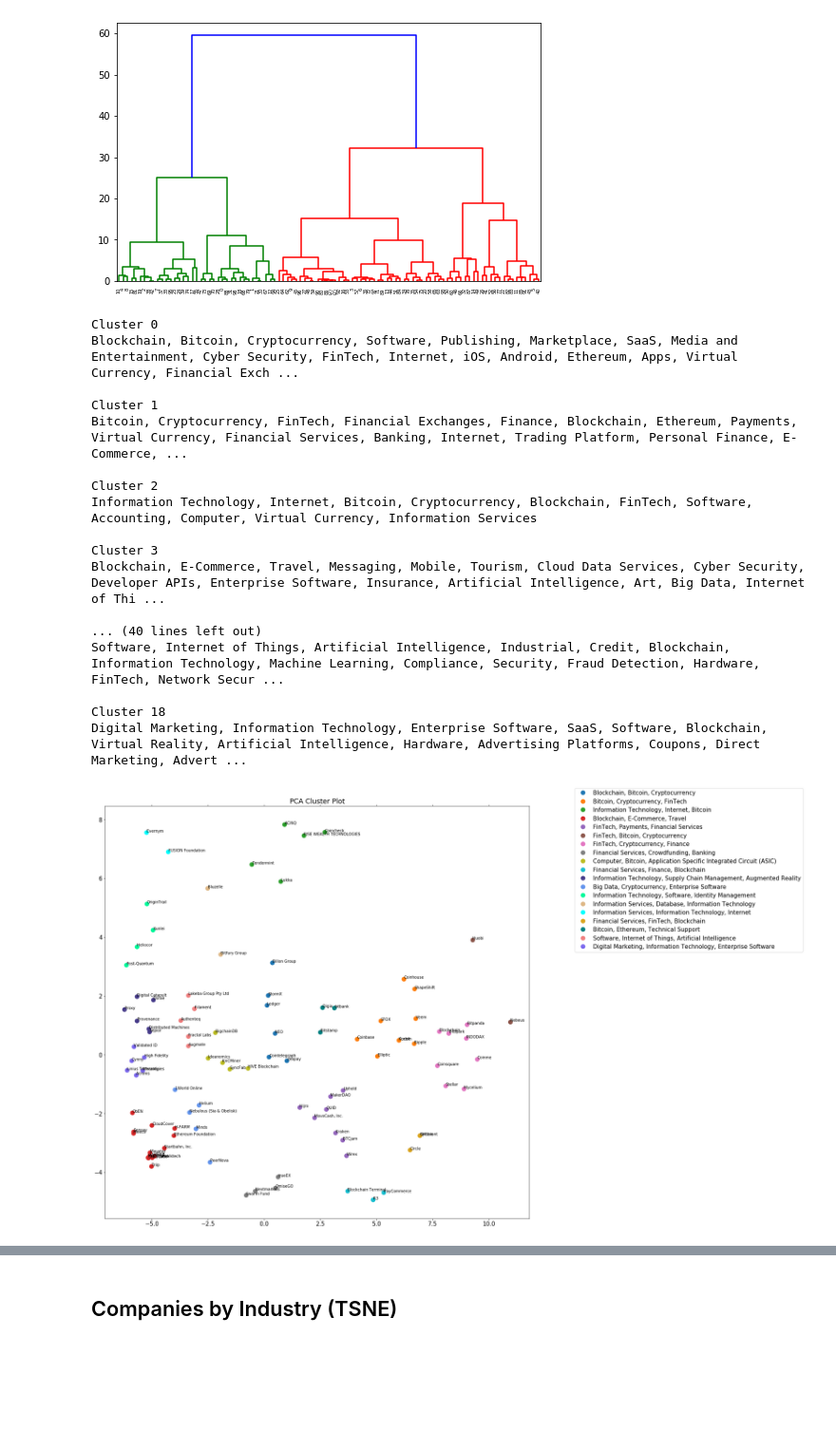
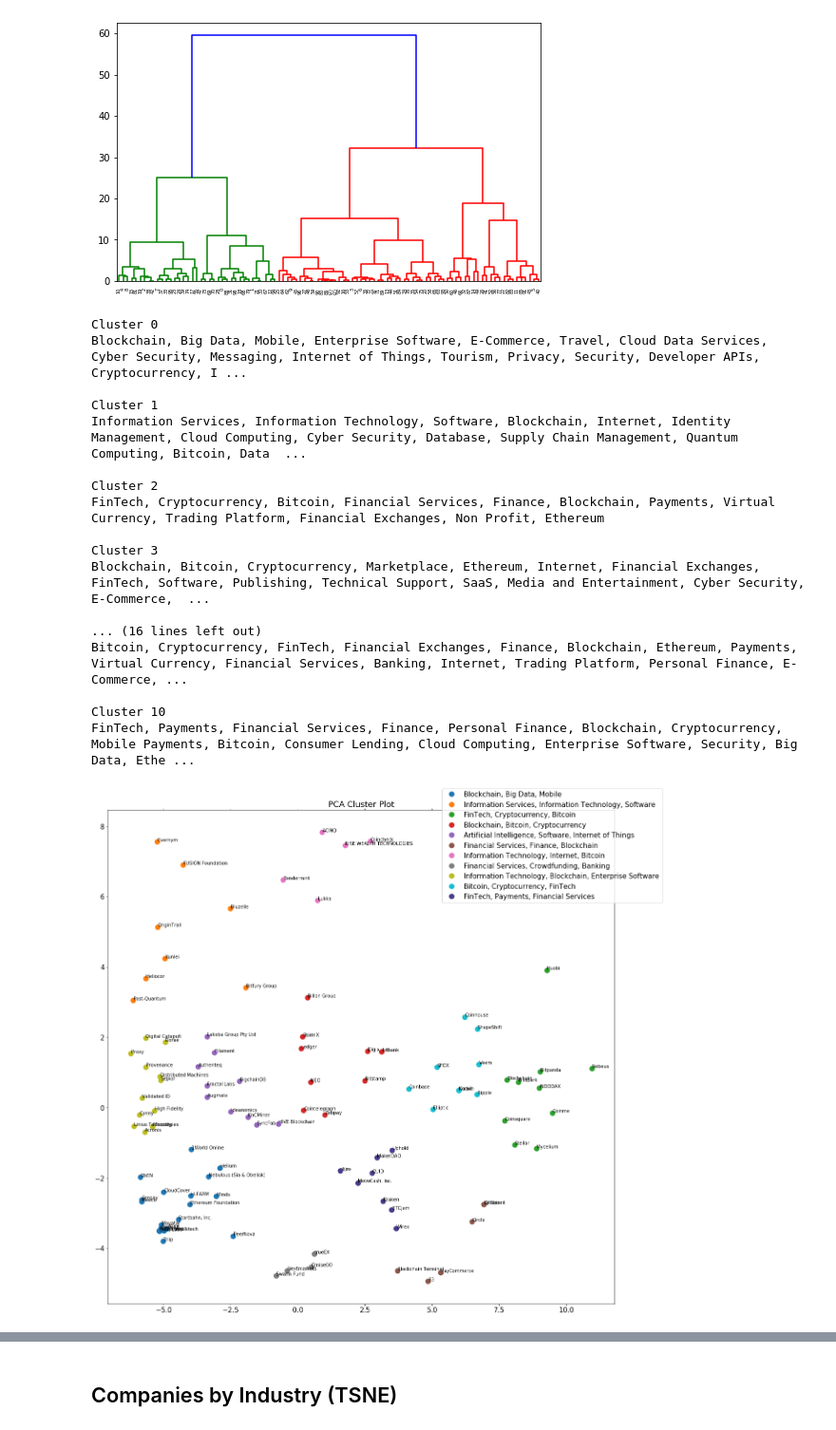
Before and after one commit to sdsc-blocklab/Blockchain-Market-Evolution, a Jupyter notebook: Visualizations.ipynb, the cells around one changed output, grey strips where cells are left out. Shown at 95% size. Saved outputs shown, nothing was run; the diff lists cells and outputs as text; code cells hidden in the pictures; blank space fills up the shorter version.

Commit message:
Add more visualizations

```diff
--- a/Visualizations.ipynb
+++ b/Visualizations.ipynb
@@ -914,23 +914,23 @@ X = dimensionality_reduction(document_vectors, choice=choice)
 # %% [output]
 [figure]
 # %%
-clusters = cluster(X, 19, labels, choice + ' Cluster Plot', label_clusters=True)
+clusters = cluster(X, 11, labels, choice + ' Cluster Plot', label_clusters=True)
 # %% [output]
 Cluster 0
-Blockchain, Bitcoin, Cryptocurrency, Software, Publishing, Marketplace, SaaS, Media and Entertainment, Cyber Security, FinTech, Internet, iOS, Android, Ethereum, Apps, Virtual Currency, Financial Exch ...
+Blockchain, Big Data, Mobile, Enterprise Software, E-Commerce, Travel, Cloud Data Services, Cyber Security, Messaging, Internet of Things, Tourism, Privacy, Security, Developer APIs, Cryptocurrency, I ...
 
 Cluster 1
+Information Services, Information Technology, Software, Blockchain, Internet, Identity Management, Cloud Computing, Cyber Security, Database, Supply Chain Management, Quantum Computing, Bitcoin, Data  ...
+
+Cluster 2
+FinTech, Cryptocurrency, Bitcoin, Financial Services, Finance, Blockchain, Payments, Virtual Currency, Trading Platform, Financial Exchanges, Non Profit, Ethereum
+
+Cluster 3
+Blockchain, Bitcoin, Cryptocurrency, Marketplace, Ethereum, Internet, Financial Exchanges, FinTech, Software, Publishing, Technical Support, SaaS, Media and Entertainment, Cyber Security, E-Commerce,  ...
+
+... (16 lines left out)
 Bitcoin, Cryptocurrency, FinTech, Financial Exchanges, Finance, Blockchain, Ethereum, Payments, Virtual Currency, Financial Services, Banking, Internet, Trading Platform, Personal Finance, E-Commerce, ...
 
-Cluster 2
-Information Technology, Internet, Bitcoin, Cryptocurrency, Blockchain, FinTech, Software, Accounting, Computer, Virtual Currency, Information Services
-
-Cluster 3
-Blockchain, E-Commerce, Travel, Messaging, Mobile, Tourism, Cloud Data Services, Cyber Security, Developer APIs, Enterprise Software, Insurance, Artificial Intelligence, Art, Big Data, Internet of Thi ...
-
-... (40 lines left out)
-Software, Internet of Things, Artificial Intelligence, Industrial, Credit, Blockchain, Information Technology, Machine Learning, Compliance, Security, Fraud Detection, Hardware, FinTech, Network Secur ...
-
-Cluster 18
-Digital Marketing, Information Technology, Enterprise Software, SaaS, Software, Blockchain, Virtual Reality, Artificial Intelligence, Hardware, Advertising Platforms, Coupons, Direct Marketing, Advert ...
+Cluster 10
+FinTech, Payments, Financial Services, Finance, Personal Finance, Blockchain, Cryptocurrency, Mobile Payments, Bitcoin, Consumer Lending, Cloud Computing, Enterprise Software, Security, Big Data, Ethe ...
-[figure, old version]
+[figure, new version]
```
Also changed, not shown: parts of 7 cells of this notebook.
